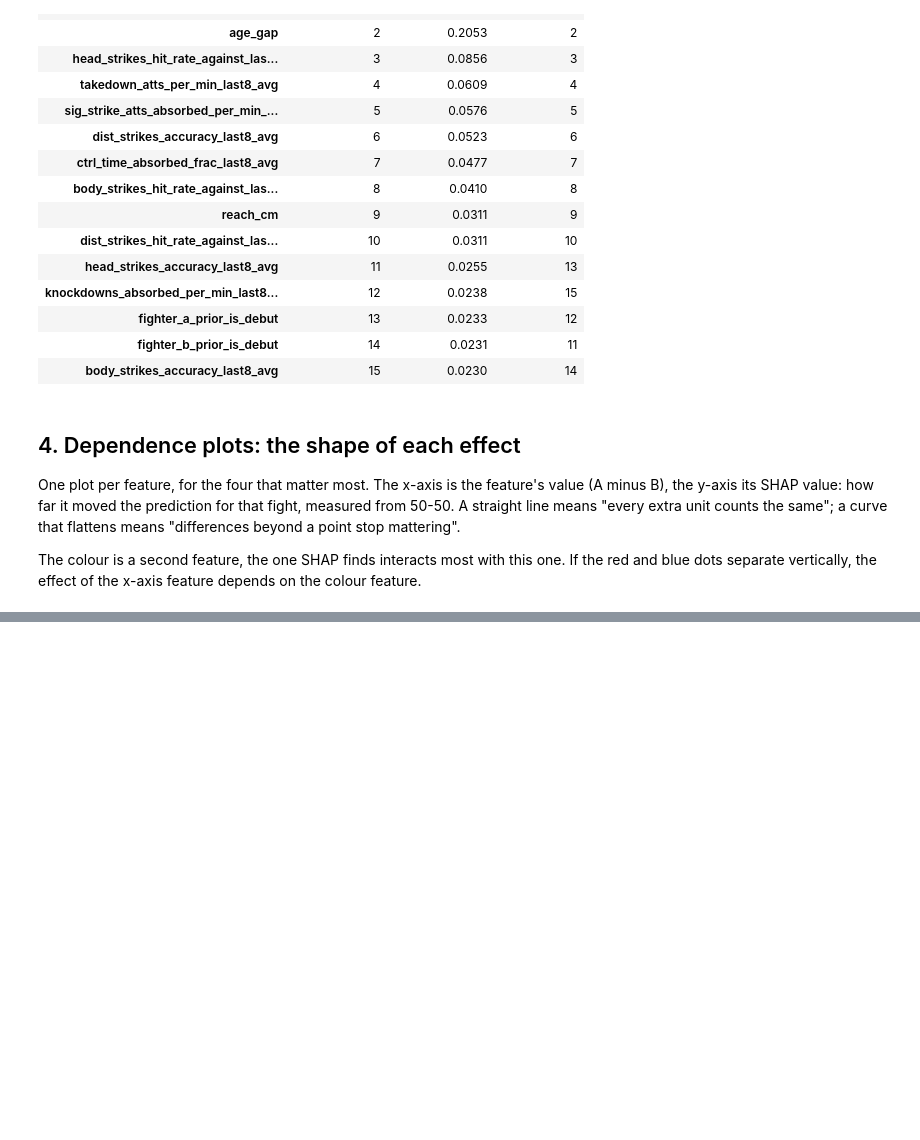
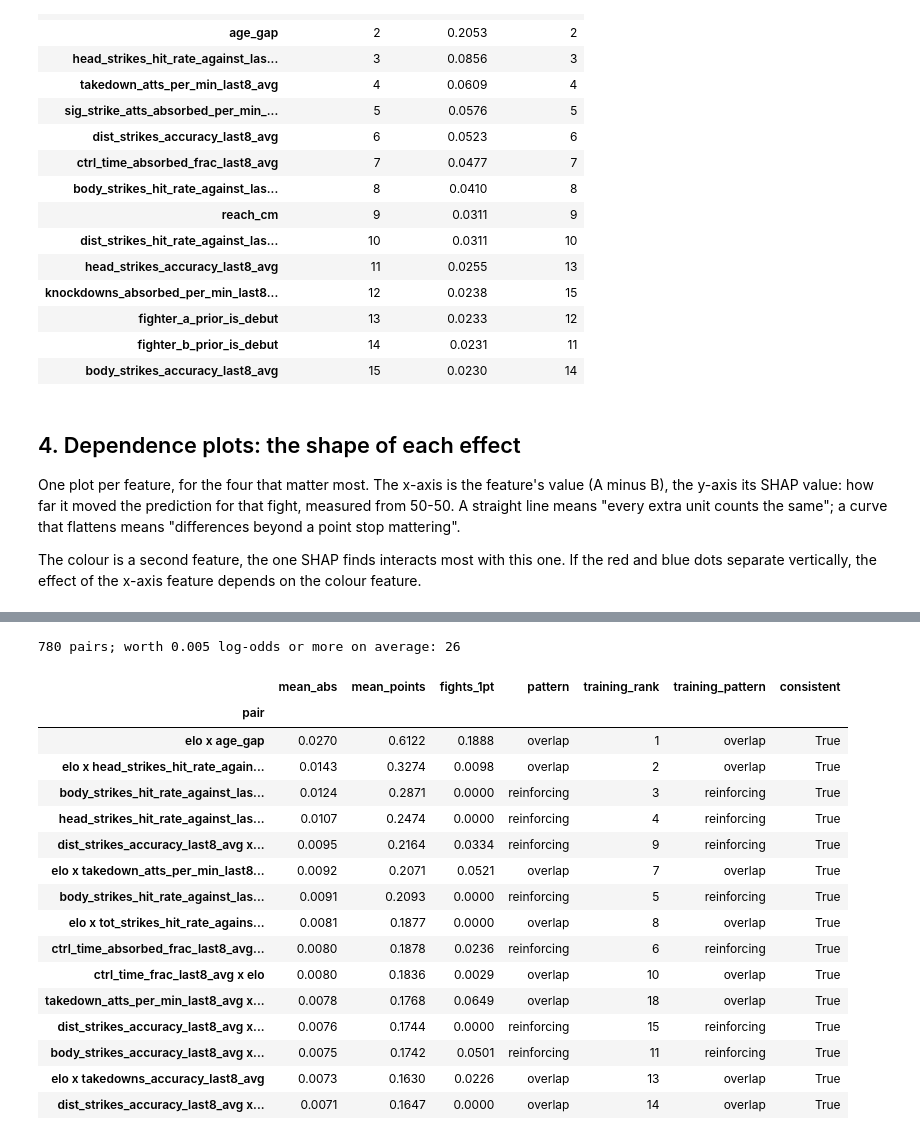
Before and after one commit to matteoberagnoli/ufc_fight_predictor, a Jupyter notebook: 06_interpretability.ipynb, the cells around one changed output, grey strips where cells are left out. Saved outputs shown, nothing was run; the diff lists cells and outputs as text; code cells hidden in the pictures; blank space fills up the shorter version.

```diff
--- a/06_interpretability.ipynb
+++ b/06_interpretability.ipynb
@@ -188,0 +308,54 @@ for feature in v.index[:4]:
+# %%
+context = {short(c) for c in SYMMETRIC_FEATURES}
+
+def pair_table(values, X):
+    """One row per pair: average size, how often it is worth 1 point or more, and its pattern."""
+    score = values.sum(axis=(1, 2))
+    x = X.to_numpy(dtype=float)
+    # +1: having more of this input than your opponent favours you; -1: it favours your opponent
+    favours = np.sign([np.nansum(x[:, k] * values[:, k, k]) for k in range(n)])
+    rows = []
+    for i in range(n):
+        for j in range(i + 1, n):
+            effect = 2 * values[:, i, j]                          # both halves of the pair
+            points = np.abs(expit(score) - expit(score - effect)) * 100
+            a = np.sign(x[:, i]) * favours[i]                     # +1: input i favours fighter A here
+            b = np.sign(x[:, j]) * favours[j]
+            agree = (a == b) & (a != 0)
+            if names[i] in context or names[j] in context:
+                pattern = "context"
+            elif agree.sum() < 30:                                # e.g. the two debut flags never agree
+                pattern = "never agree"
+            else:
+                pattern = "overlap" if (effect * a)[agree].mean() < 0 else "reinforcing"
+            rows.append({"pair": f"{names[i]} x {names[j]}", "mean_abs": np.abs(effect).mean(),
+                         "mean_points": points.mean(), "fights_1pt": (points >= 1).mean(), "pattern": pattern})
+    return pd.DataFrame(rows).set_index("pair").sort_values("mean_abs", ascending=False)
+
+pairs_val, pairs_trn = pair_table(inter_val, X_val), pair_table(inter_trn, X_train)
+top_pairs = pairs_val.head(15).copy()
+top_pairs["training_rank"] = [pairs_trn.index.get_loc(p) + 1 for p in top_pairs.index]
+top_pairs["training_pattern"] = pairs_trn.loc[top_pairs.index, "pattern"].to_numpy()
+top_pairs["consistent"] = ((top_pairs["training_rank"] <= 20)
+                           & (top_pairs["pattern"] == top_pairs["training_pattern"]))
+print(f"{len(pairs_val)} pairs; worth 0.005 log-odds or more on average: {(pairs_val['mean_abs'] >= 0.005).sum()}")
+top_pairs.round(4)
+# %% [output]
+780 pairs; worth 0.005 log-odds or more on average: 26
+|  | mean_abs | mean_points | fights_1pt | pattern | training_rank | training_pattern | consistent |
+| pair |  |  |  |  |  |  |  |
+| elo x age_gap | 0.0270 | 0.6122 | 0.1888 | overlap | 1 | overlap | True |
+| elo x head_strikes_hit_rate_again... | 0.0143 | 0.3274 | 0.0098 | overlap | 2 | overlap | True |
+| body_strikes_hit_rate_against_las... | 0.0124 | 0.2871 | 0.0000 | reinforcing | 3 | reinforcing | True |
+| head_strikes_hit_rate_against_las... | 0.0107 | 0.2474 | 0.0000 | reinforcing | 4 | reinforcing | True |
+| dist_strikes_accuracy_last8_avg x... | 0.0095 | 0.2164 | 0.0334 | reinforcing | 9 | reinforcing | True |
+| elo x takedown_atts_per_min_last8... | 0.0092 | 0.2071 | 0.0521 | overlap | 7 | overlap | True |
+| body_strikes_hit_rate_against_las... | 0.0091 | 0.2093 | 0.0000 | reinforcing | 5 | reinforcing | True |
+| elo x tot_strikes_hit_rate_agains... | 0.0081 | 0.1877 | 0.0000 | overlap | 8 | overlap | True |
+| ctrl_time_absorbed_frac_last8_avg... | 0.0080 | 0.1878 | 0.0236 | reinforcing | 6 | reinforcing | True |
+| ctrl_time_frac_last8_avg x elo | 0.0080 | 0.1836 | 0.0029 | overlap | 10 | overlap | True |
+| takedown_atts_per_min_last8_avg x... | 0.0078 | 0.1768 | 0.0649 | overlap | 18 | overlap | True |
+| dist_strikes_accuracy_last8_avg x... | 0.0076 | 0.1744 | 0.0000 | reinforcing | 15 | reinforcing | True |
+| body_strikes_accuracy_last8_avg x... | 0.0075 | 0.1742 | 0.0501 | reinforcing | 11 | reinforcing | True |
+| elo x takedowns_accuracy_last8_avg | 0.0073 | 0.1630 | 0.0226 | overlap | 13 | overlap | True |
+| dist_strikes_accuracy_last8_avg x... | 0.0071 | 0.1647 | 0.0000 | overlap | 14 | overlap | True |
```
Also changed, not shown: parts of 16 cells of this notebook, 2 other files.
